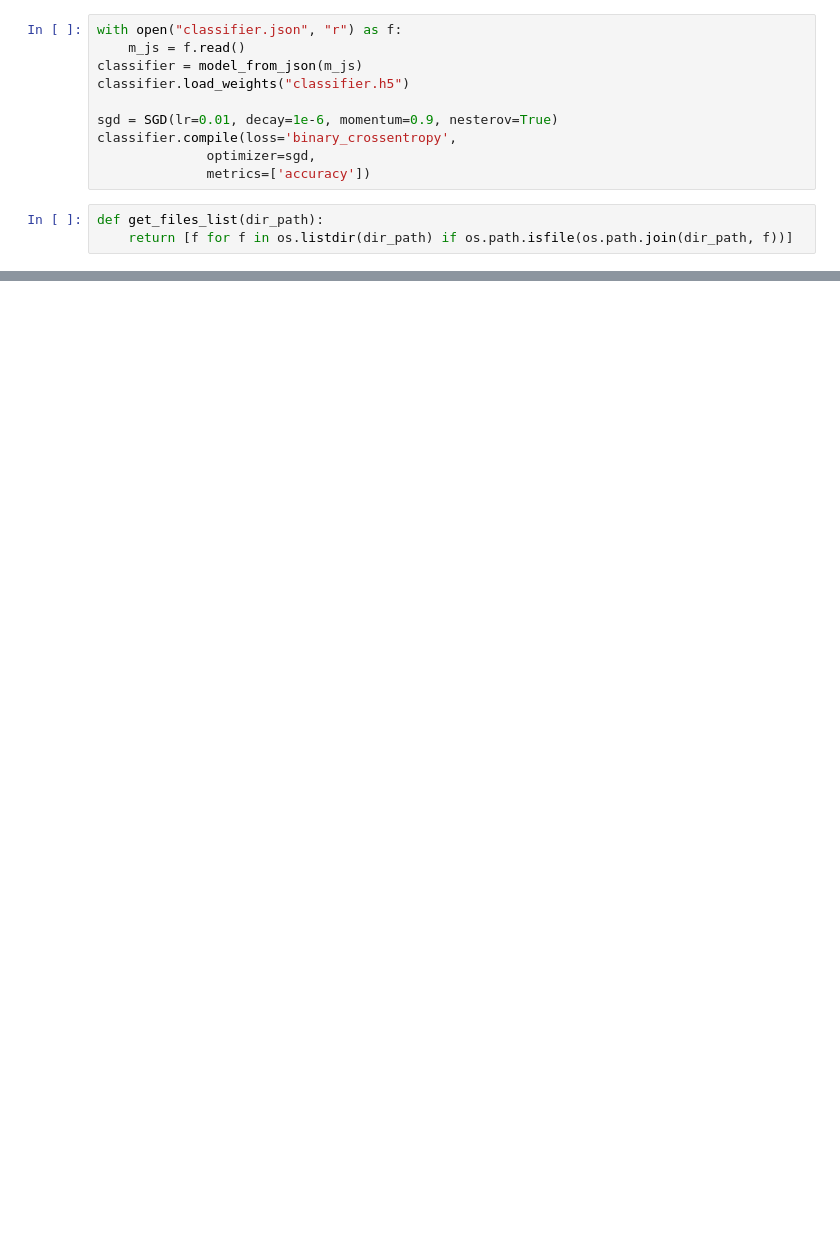
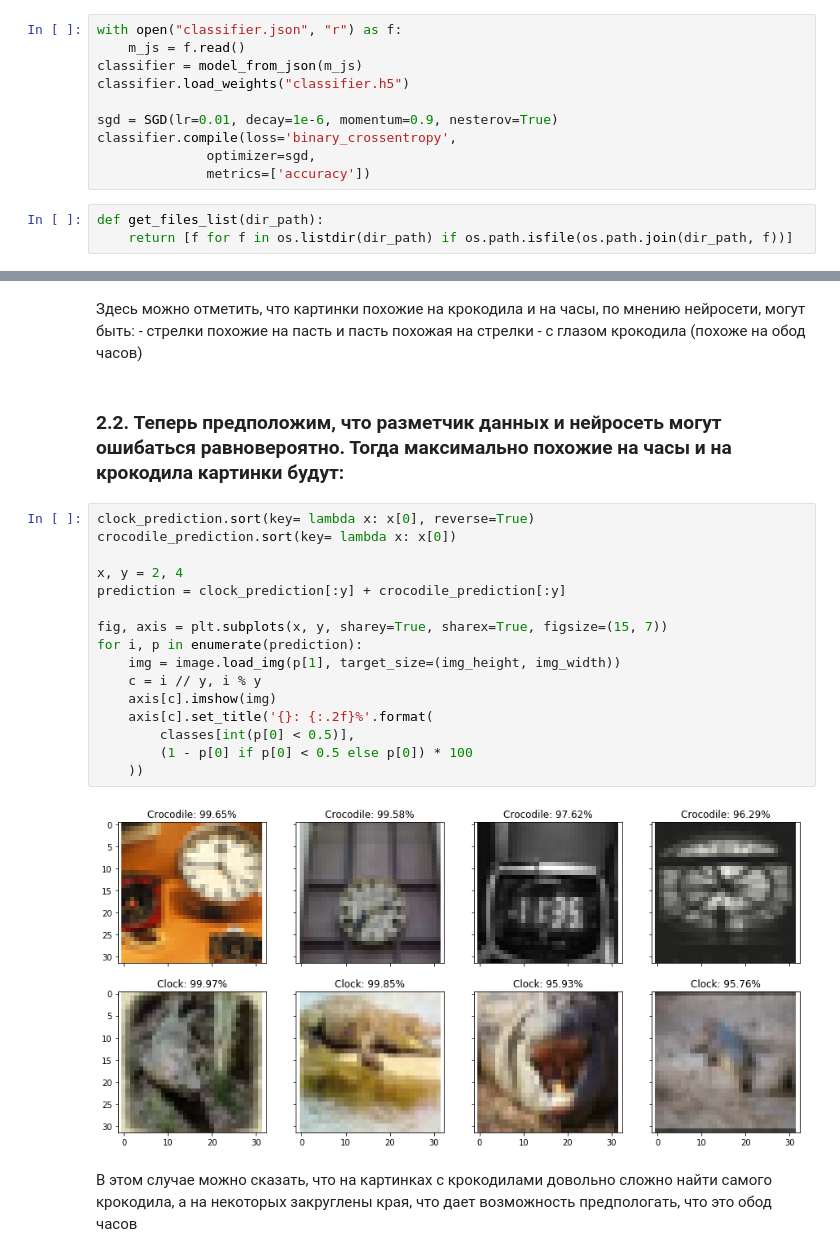
Before and after one commit to Xetd71/samsung-task, a Jupyter notebook: task1/usage.ipynb, the cells around one changed output, grey strips where cells are left out. Drawn from its saved outputs; the diff is of its cells as text; blank space fills up the shorter version.

```diff
--- a/task1/usage.ipynb
+++ b/task1/usage.ipynb
@@ -370,0 +105,26 @@ plt.imshow(x.reshape(32, 32, 3))
+# %% [markdown]
+Здесь можно отметить, что картинки похожие на крокодила и на часы, по мнению нейросети, могут быть:
+    - стрелки похожие на пасть и пасть похожая на стрелки
+    - с глазом крокодила (похоже на обод часов)
+# %% [markdown]
+### 2.2. Теперь предположим, что разметчик данных и нейросеть могут ошибаться равновероятно. Тогда максимально похожие на часы и на крокодила картинки будут:
+# %%
+clock_prediction.sort(key= lambda x: x[0], reverse=True)
+crocodile_prediction.sort(key= lambda x: x[0])
+
+x, y = 2, 4
+prediction = clock_prediction[:y] + crocodile_prediction[:y]
+
+fig, axis = plt.subplots(x, y, sharey=True, sharex=True, figsize=(15, 7))
+for i, p in enumerate(prediction):
+    img = image.load_img(p[1], target_size=(img_height, img_width))
+    c = i // y, i % y
+    axis[c].imshow(img)
+    axis[c].set_title('{}: {:.2f}%'.format(
+        classes[int(p[0] < 0.5)],
+        (1 - p[0] if p[0] < 0.5 else p[0]) * 100
+    ))
+# %% [output]
+[figure, added]
+# %% [markdown]
+В этом случае можно сказать, что на картинках с крокодилами довольно сложно найти самого крокодила, а на некоторых закруглены края, что дает возможность предпологать, что это обод часов
```
Also changed, not shown: parts of 52 cells of this notebook.
